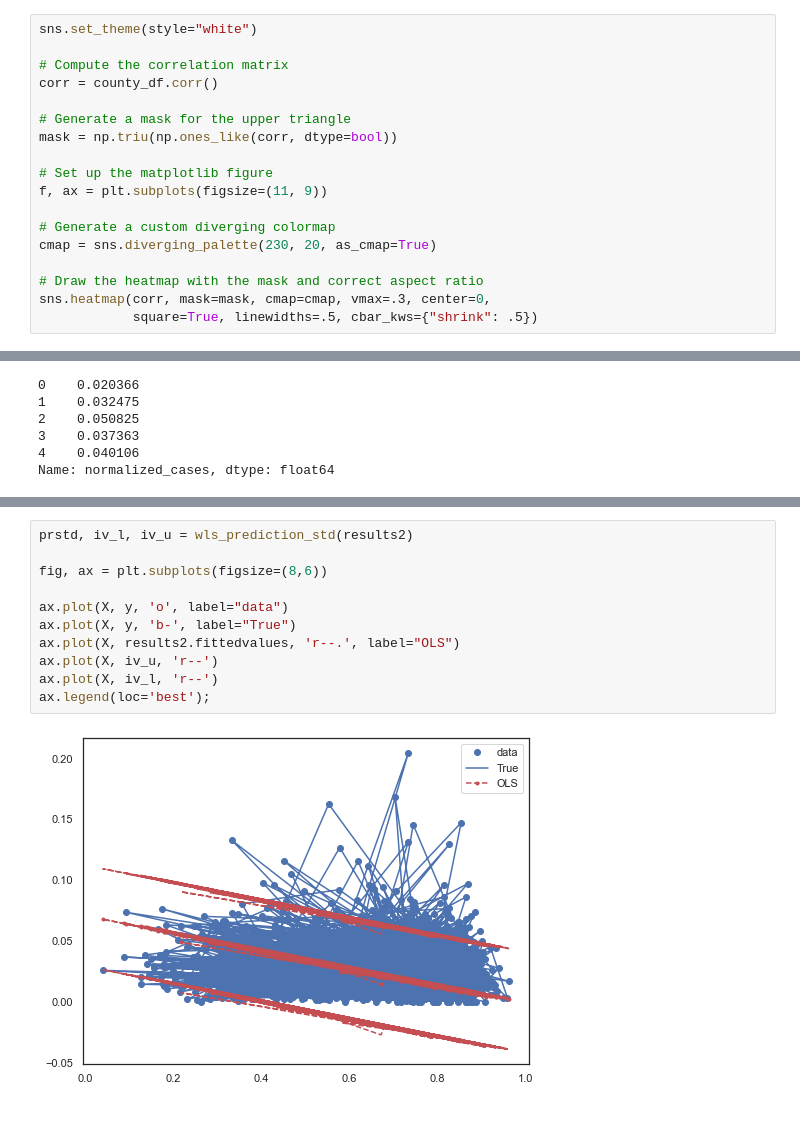
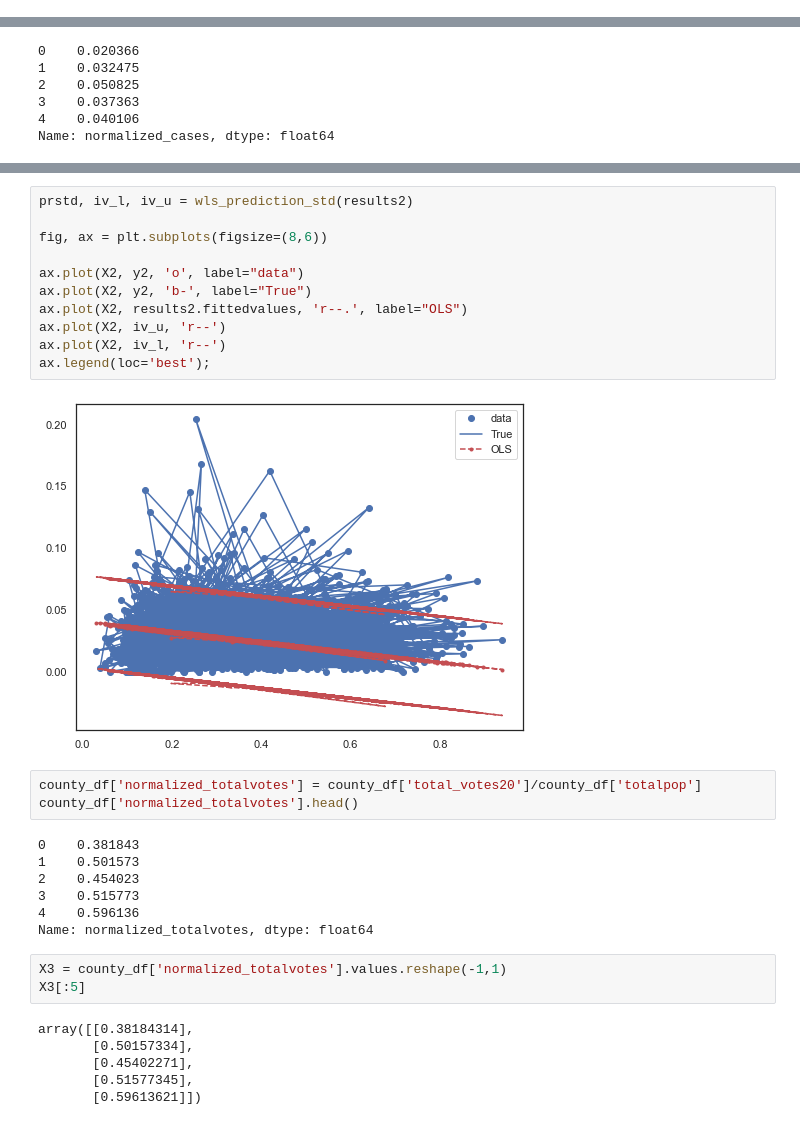
Before and after one commit to stephenanayashilliard/Covid_and_Politics, a Jupyter notebook: ml_seg2/ols_model.ipynb, the cells around one changed output, grey strips where cells are left out. Cells and saved outputs as stored; diff of their text form.

```diff
--- a/ml_seg2/ols_model.ipynb
+++ b/ml_seg2/ols_model.ipynb
@@ -34,18 +22,0 @@ print(county_df['men'].max())
-# %%
-sns.set_theme(style="white")
-
-# Compute the correlation matrix
-corr = county_df.corr()
-
-# Generate a mask for the upper triangle
-mask = np.triu(np.ones_like(corr, dtype=bool))
-
-# Set up the matplotlib figure
-f, ax = plt.subplots(figsize=(11, 9))
-
-# Generate a custom diverging colormap
-cmap = sns.diverging_palette(230, 20, as_cmap=True)
-
-# Draw the heatmap with the mask and correct aspect ratio
-sns.heatmap(corr, mask=mask, cmap=cmap, vmax=.3, center=0,
-            square=True, linewidths=.5, cbar_kws={"shrink": .5})
@@ -199,13 +162,32 @@ Notes:
 # %%
 prstd, iv_l, iv_u = wls_prediction_std(results2)
 
 fig, ax = plt.subplots(figsize=(8,6))
 
-ax.plot(X, y, 'o', label="data")
-ax.plot(X, y, 'b-', label="True")
-ax.plot(X, results2.fittedvalues, 'r--.', label="OLS")
-ax.plot(X, iv_u, 'r--')
-ax.plot(X, iv_l, 'r--')
+ax.plot(X2, y2, 'o', label="data")
+ax.plot(X2, y2, 'b-', label="True")
+ax.plot(X2, results2.fittedvalues, 'r--.', label="OLS")
+ax.plot(X2, iv_u, 'r--')
+ax.plot(X2, iv_l, 'r--')
 ax.legend(loc='best');
 # %% [output]
-[figure, old version]
+[figure, new version]
+# %%
+county_df['normalized_totalvotes'] = county_df['total_votes20']/county_df['totalpop']
+county_df['normalized_totalvotes'].head()
+# %% [output]
+0    0.381843
+1    0.501573
+2    0.454023
+3    0.515773
+4    0.596136
+Name: normalized_totalvotes, dtype: float64
+# %%
+X3 = county_df['normalized_totalvotes'].values.reshape(-1,1)
+X3[:5]
+# %% [output]
+array([[0.38184314],
+       [0.50157334],
+       [0.45402271],
+       [0.51577345],
+       [0.59613621]])
```
Also changed, not shown: parts of 21 cells of this notebook, 1 other file.
